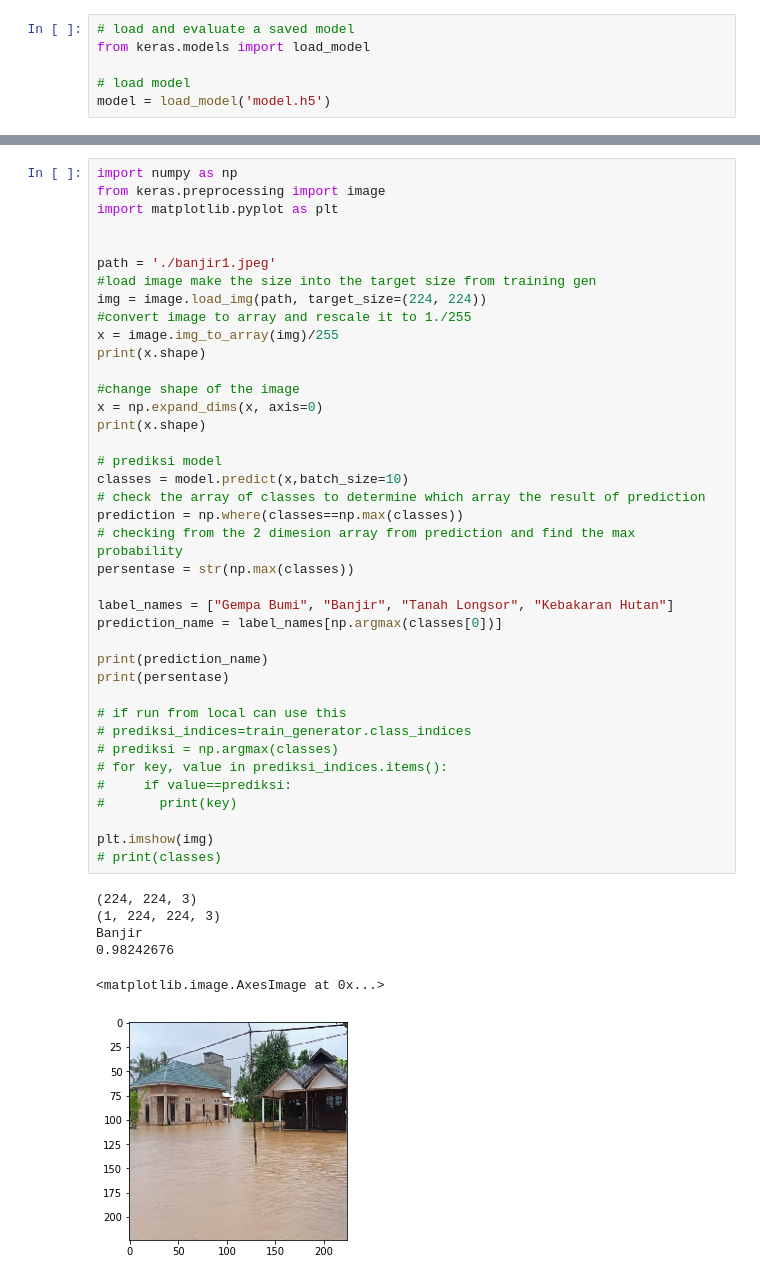
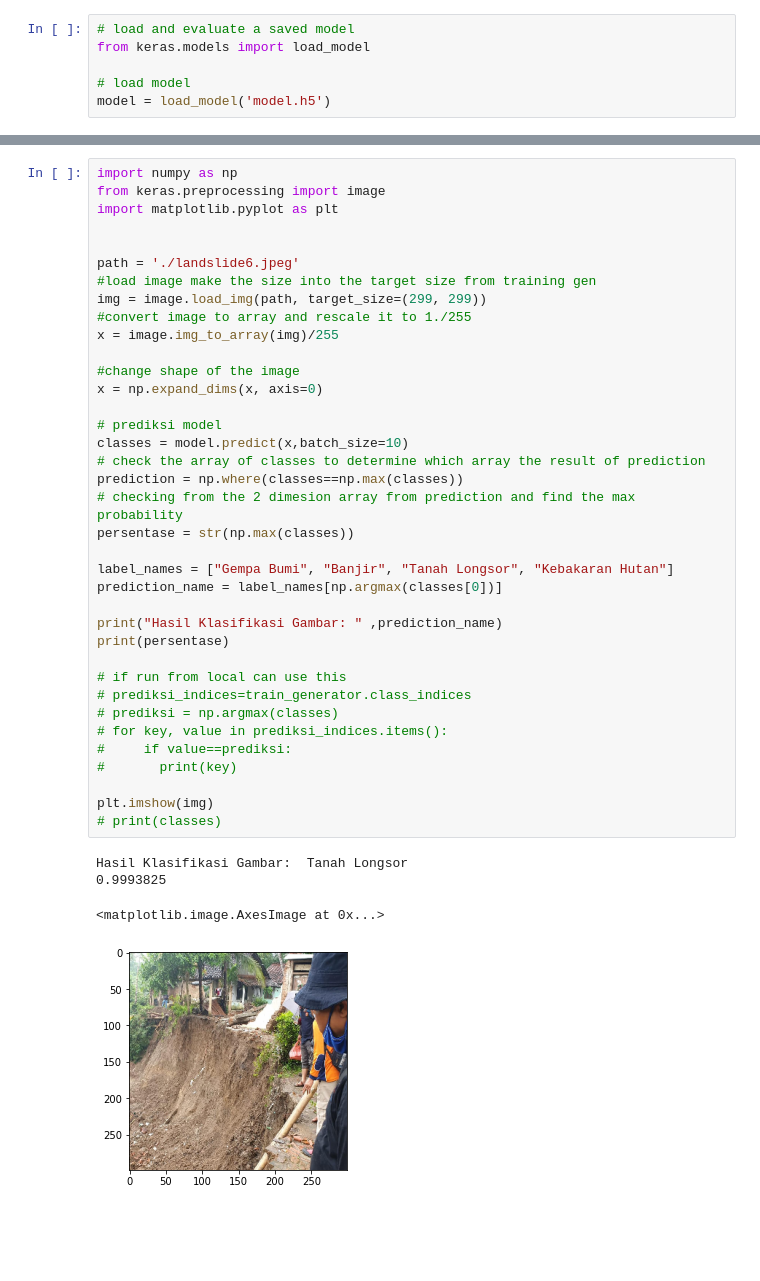
Before and after one commit to rivero55/NADIRA, a Jupyter notebook: Machine Learning/Second_Model_With_TfLearning.ipynb, the cells around one changed output, grey strips where cells are left out. Saved outputs shown, nothing was run; the diff lists cells and outputs as text; blank space fills up the shorter version.

```diff
--- a/Machine Learning/Second_Model_With_TfLearning.ipynb
+++ b/Machine Learning/Second_Model_With_TfLearning.ipynb
@@ -393,43 +394,39 @@ from keras.preprocessing import image
 import matplotlib.pyplot as plt
 
 
-path = './banjir1.jpeg'
+path = './landslide6.jpeg'
 #load image make the size into the target size from training gen
-img = image.load_img(path, target_size=(224, 224))
+img = image.load_img(path, target_size=(299, 299))
 #convert image to array and rescale it to 1./255
 x = image.img_to_array(img)/255
-print(x.shape)
 
 #change shape of the image
 x = np.expand_dims(x, axis=0)
-print(x.shape)
 
 # prediksi model
 classes = model.predict(x,batch_size=10)
 # check the array of classes to determine which array the result of prediction
 prediction = np.where(classes==np.max(classes))
 # checking from the 2 dimesion array from prediction and find the max probability
 persentase = str(np.max(classes))
 
 label_names = ["Gempa Bumi", "Banjir", "Tanah Longsor", "Kebakaran Hutan"]
 prediction_name = label_names[np.argmax(classes[0])]
 
-print(prediction_name)
+print("Hasil Klasifikasi Gambar: " ,prediction_name)
 print(persentase)
 
 # if run from local can use this
 # prediksi_indices=train_generator.class_indices
 # prediksi = np.argmax(classes)
 # for key, value in prediksi_indices.items():
 #     if value==prediksi:
 #       print(key)
 
 plt.imshow(img)
 # print(classes)
 # %% [output]
-(224, 224, 3)
-(1, 224, 224, 3)
-Banjir
-0.98242676
+Hasil Klasifikasi Gambar:  Tanah Longsor
+0.9993825
 <matplotlib.image.AxesImage at 0x...>
-[figure, old version]
+[figure, new version]
```
Also changed, not shown: parts of 4 cells of this notebook.
